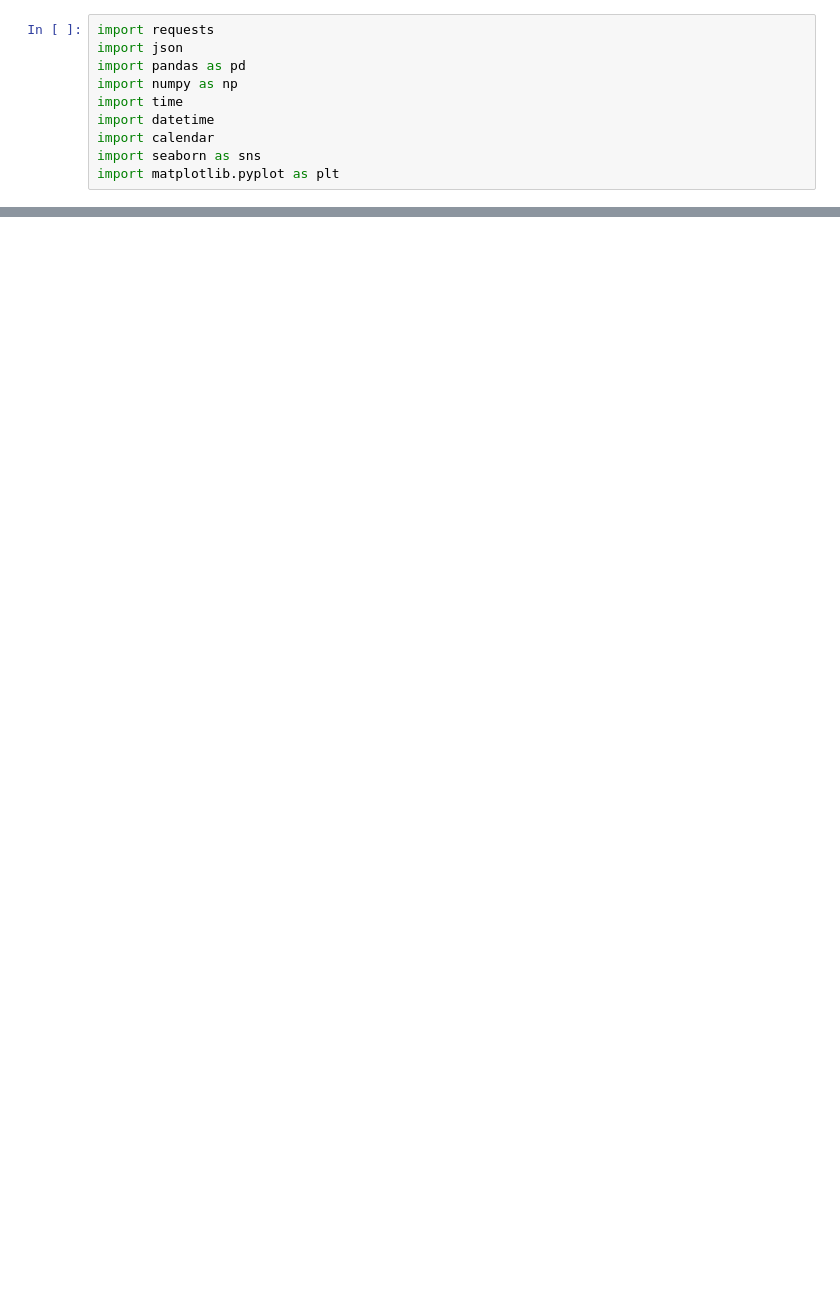
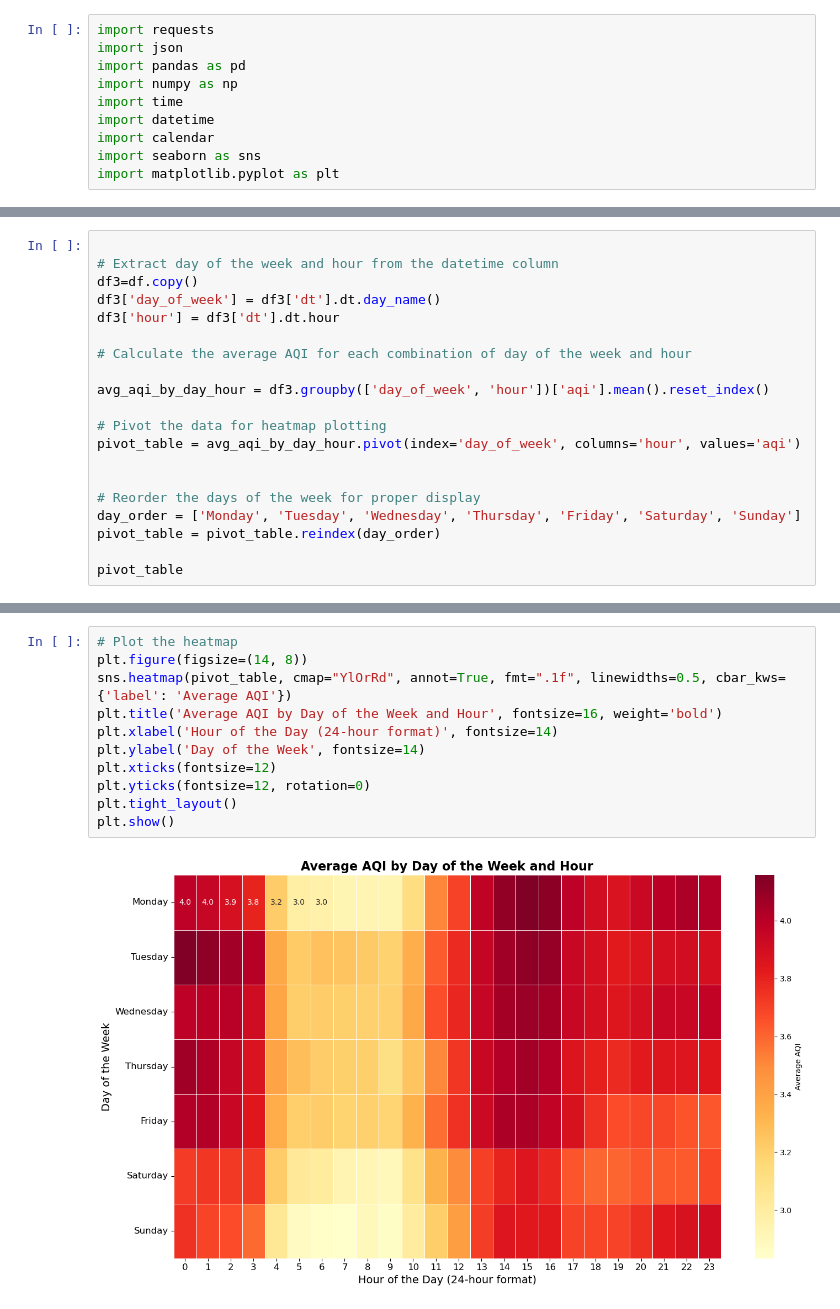
Before and after one commit to asde3458/NMKHDL, a Jupyter notebook: Notebooks/Making question.ipynb, the cells around one changed output, grey strips where cells are left out. Cells and saved outputs as stored; diff of their text form; blank space fills up the shorter version.

```diff
--- a/Notebooks/Making question.ipynb
+++ b/Notebooks/Making question.ipynb
@@ -489,0 +272,20 @@ plt.show()
+# %%
+
+# Extract day of the week and hour from the datetime column
+df3=df.copy()
+df3['day_of_week'] = df3['dt'].dt.day_name()
+df3['hour'] = df3['dt'].dt.hour
+
+# Calculate the average AQI for each combination of day of the week and hour
+
+avg_aqi_by_day_hour = df3.groupby(['day_of_week', 'hour'])['aqi'].mean().reset_index()
+
+# Pivot the data for heatmap plotting
+pivot_table = avg_aqi_by_day_hour.pivot(index='day_of_week', columns='hour', values='aqi')
+
+
+# Reorder the days of the week for proper display
+day_order = ['Monday', 'Tuesday', 'Wednesday', 'Thursday', 'Friday', 'Saturday', 'Sunday']
+pivot_table = pivot_table.reindex(day_order)
+
+pivot_table
@@ -489,0 +303,13 @@ plt.show()
+# %%
+# Plot the heatmap
+plt.figure(figsize=(14, 8))
+sns.heatmap(pivot_table, cmap="YlOrRd", annot=True, fmt=".1f", linewidths=0.5, cbar_kws={'label': 'Average AQI'})
+plt.title('Average AQI by Day of the Week and Hour', fontsize=16, weight='bold')
+plt.xlabel('Hour of the Day (24-hour format)', fontsize=14)
+plt.ylabel('Day of the Week', fontsize=14)
+plt.xticks(fontsize=12)
+plt.yticks(fontsize=12, rotation=0)
+plt.tight_layout()
+plt.show()
+# %% [output]
+[figure, added]
```
Also changed, not shown: parts of 67 cells of this notebook, 4 other files.
